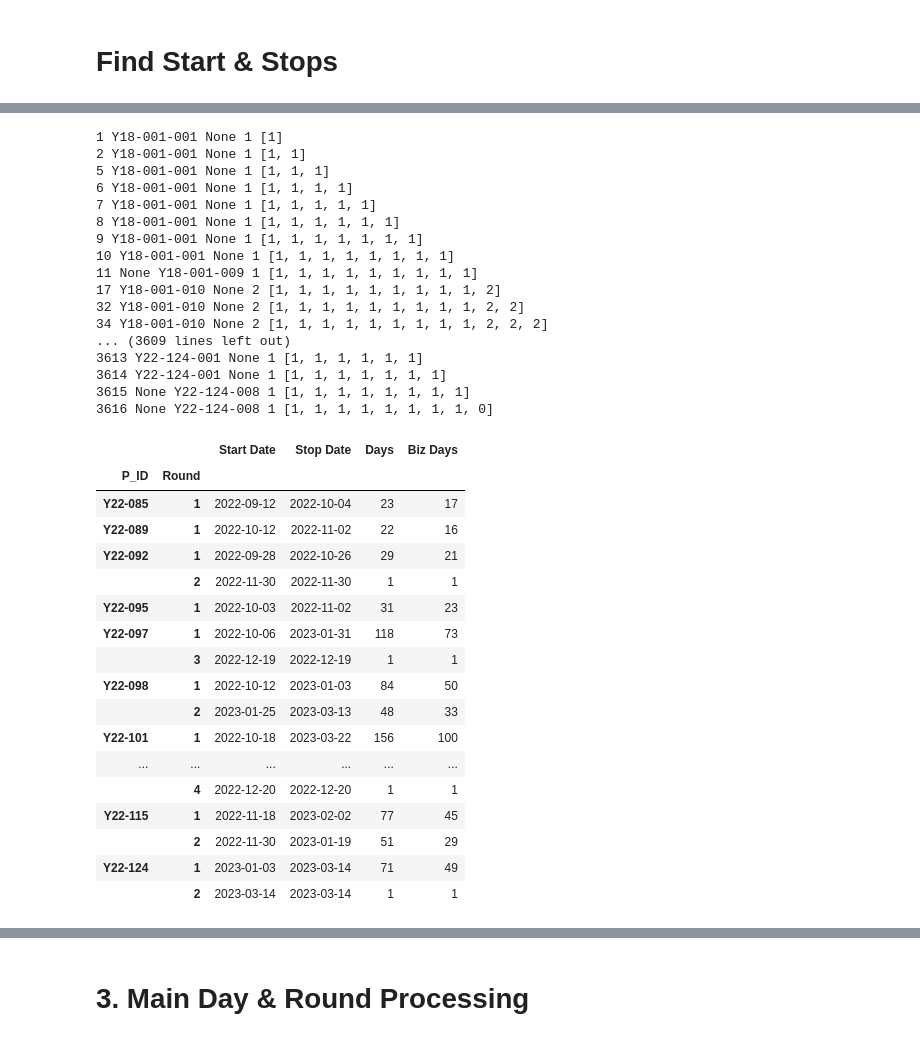
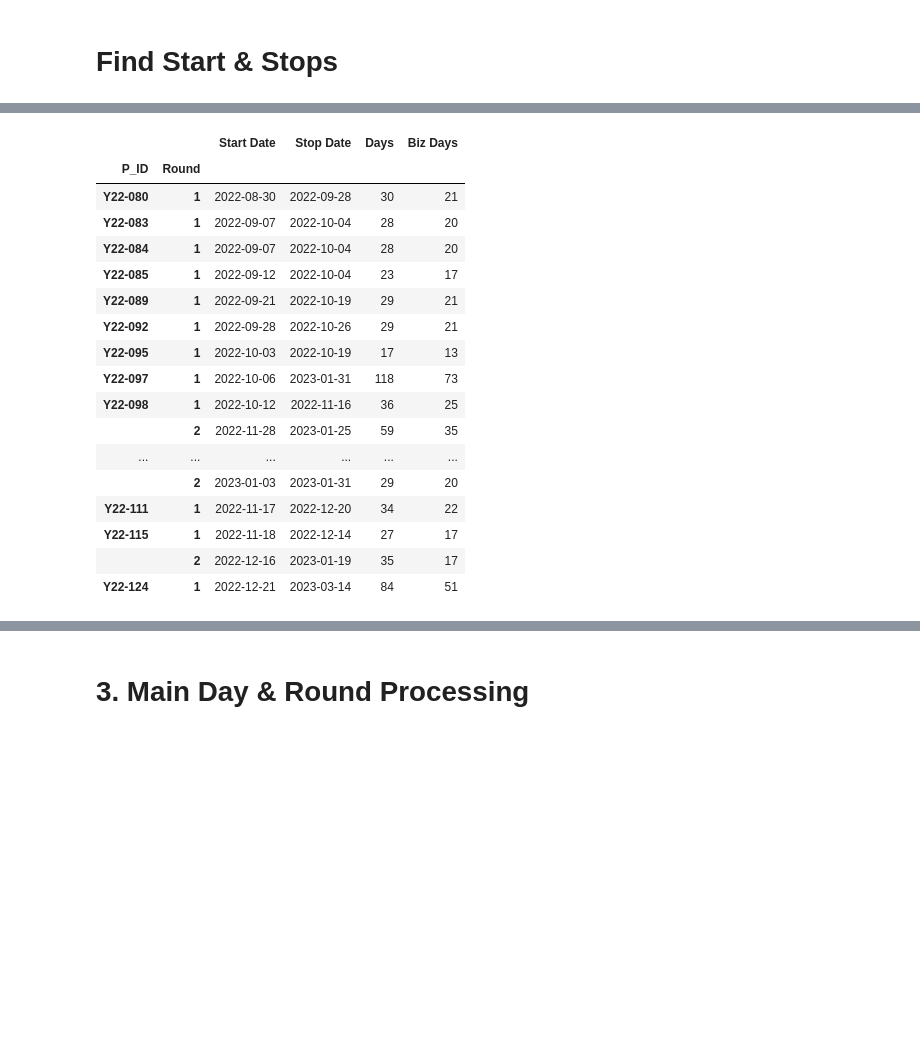
Before and after one commit to nelmsal/WC_Accela_Permit_Metrics, a Jupyter notebook: python/process_permit2.ipynb, the cells around one changed output, grey strips where cells are left out. Saved outputs shown, nothing was run; the diff lists cells and outputs as text; code cells hidden in the pictures; blank space fills up the shorter version.

```diff
--- a/python/process_permit2.ipynb
+++ b/python/process_permit2.ipynb
@@ -85,11 +85,15 @@ prep_permit_df.sort_values(sorts, inplace=True)
 prep_permit_df.reset_index(drop=True, inplace=True)
 prep_permit_df = add_phase_and_action(prep_permit_df)
 
+
 prep_permit_df = get_task_ids(prep_permit_df)
 pdict = get_permit_dictionary(prep_permit_df)
 pids = list(pdict.keys())
 prep_permit_df = fix_back2back_end_actions(prep_permit_df.copy(), pids=pids)
 
+prep_permit_df = get_rounds(prep_permit_df)
+prep_permit_df = get_decision_type(prep_permit_df)
+
 Formatted_Permits, Admin_Permits = prepare_times(prep_permit_df.copy(), extra_list=ent_cols)
 # %%
 filt = ~prep_permit_df['Task'].str.contains('Review')
@@ -213,7 +342,6 @@ if len(too_much)>0:
     print('start/end dif: ', focus_df.loc[focus_df['round_start_end_dif']!=0].shape[0])
     preview_row(num, prep_permit_df)
 # %%
-
 def find_between_start_end(search_df, id_col = 'T_ID', action_col = 'Action'):
     # I have a initial dataframe (called "seach_df") with two columns,
     # #"T_ID" that is a unique ID for each row and
@@ -255,13 +383,12 @@ def find_between_start_end(search_df, id_col = 'T_ID', action_col = 'Action'):
 
 def find_round(search_df, id_col = 'T_ID', action_col = 'Action'):
 
-    #in_between = []
     start_id = None
     end_id = None
     round_num = 0
     round_list = []
 
-    pid = list(search_df['T_ID'].unique())[0].rsplit('-', 1)[0]
+    pid = list(search_df[id_col].unique())[0].rsplit('-', 1)[0]
 
     # python replace list item (round_list) with another based on
     #
@@ -277,9 +404,9 @@ def find_round(search_df, id_col = 'T_ID', action_col = 'Action'):
 
 
             elif 'end' in row[action_col]:
+                start_id = None
                 end_id = row[id_col]
                 round_list.append(round_num)
-                start_id = None
 
 
             else:
@@ -292,87 +419,53 @@ def find_round(search_df, id_col = 'T_ID', action_col = 'Action'):
         else:
             round_list.append(0)
 
-        print(index, start_id, end_id, round_num, round_list)
-
+        #print(index, start_id, end_id, round_num, round_list, row['Phase'], row['Action'])
 
     return pd.Series(round_list, name='Round')
 
-#for i in find_between_start_end(search_df):
-#    print(f'round {i[3]}:  start  {i[0]} | end  {i[1]} ')
-    #print(*[ii.split('-')[-1] for ii in i[2]], sep = ', ')
-#print(*[ii for ii in find_round(search_df)], sep = ', ')
-
-#preview_row(focus_id, prep_permit_df[phase_filt], check_df=Records.copy(), pids=gpid)
+#prep_permit_df['Round'] = prep_permit_df \
+#    .groupby('P_ID', sort=False) \
+#    .apply(find_round) \
+#    .values
 
 
-prep_permit_df['Round'] = 0
-#prep_permit_df.loc[~bad_filt&phase_filt, 'Round'] = \
-#    prep_permit_df[~bad_filt&phase_filt] \
-#        .groupby('P_ID') \
-##        .apply(find_round) \
-#        .reset_index() \
-#        ['Round']
-prep_permit_df['Round'] = prep_permit_df['Round'].fillna(0).astype(int)
-
-prep_permit_df['Round'] = prep_permit_df \
-        .groupby('P_ID') \
-        .apply(find_round) \
-        .reset_index() \
-        ['Round']
 
 agg_df = \
     prep_permit_df \
         .loc[prep_permit_df['Round']>0] \
         .dropna(subset=['Date Status']) \
         .groupby(['P_ID','Round']) \
         .agg({'Date Status':[min, max]})
 
 # remove multi-index column names and make them 'Min Date' and 'Max Date'
 agg_df.columns = agg_df.columns.droplevel(0)
 agg_df.columns = ['Start Date', 'Stop Date']
 
 agg_df['Dates'] = agg_df.apply(lambda x: sum_days(x['Start Date'], x['Stop Date'], business_days=False), axis=1)
 agg_df['Biz Dates'] = agg_df.apply(lambda x: sum_days(x['Start Date'], x['Stop Date'], business_days=True), axis=1)
 agg_df['Days'] = agg_df['Dates'].apply(len)
 agg_df['Biz Days'] = agg_df['Biz Dates'].apply(len)
 
 #agg_df.reset_index(inplace=True)
 agg_df \
     .drop(columns=[c for c in list(agg_df) if 'Dates' in c]) \
     .tail(20)
 # %% [output]
-1 Y18-001-001 None 1 [1]
-2 Y18-001-001 None 1 [1, 1]
-5 Y18-001-001 None 1 [1, 1, 1]
-6 Y18-001-001 None 1 [1, 1, 1, 1]
-7 Y18-001-001 None 1 [1, 1, 1, 1, 1]
-8 Y18-001-001 None 1 [1, 1, 1, 1, 1, 1]
-9 Y18-001-001 None 1 [1, 1, 1, 1, 1, 1, 1]
-10 Y18-001-001 None 1 [1, 1, 1, 1, 1, 1, 1, 1]
-11 None Y18-001-009 1 [1, 1, 1, 1, 1, 1, 1, 1, 1]
-17 Y18-001-010 None 2 [1, 1, 1, 1, 1, 1, 1, 1, 1, 2]
-32 Y18-001-010 None 2 [1, 1, 1, 1, 1, 1, 1, 1, 1, 2, 2]
-34 Y18-001-010 None 2 [1, 1, 1, 1, 1, 1, 1, 1, 1, 2, 2, 2]
-... (3609 lines left out)
-3613 Y22-124-001 None 1 [1, 1, 1, 1, 1, 1]
-3614 Y22-124-001 None 1 [1, 1, 1, 1, 1, 1, 1]
-3615 None Y22-124-008 1 [1, 1, 1, 1, 1, 1, 1, 1]
-3616 None Y22-124-008 1 [1, 1, 1, 1, 1, 1, 1, 1, 0]
 |  |  | Start Date | Stop Date | Days | Biz Days |
 | P_ID | Round |  |  |  |  |
+| Y22-080 | 1 | 2022-08-30 | 2022-09-28 | 30 | 21 |
+| Y22-083 | 1 | 2022-09-07 | 2022-10-04 | 28 | 20 |
+| Y22-084 | 1 | 2022-09-07 | 2022-10-04 | 28 | 20 |
 | Y22-085 | 1 | 2022-09-12 | 2022-10-04 | 23 | 17 |
-| Y22-089 | 1 | 2022-10-12 | 2022-11-02 | 22 | 16 |
+| Y22-089 | 1 | 2022-09-21 | 2022-10-19 | 29 | 21 |
 | Y22-092 | 1 | 2022-09-28 | 2022-10-26 | 29 | 21 |
-|  | 2 | 2022-11-30 | 2022-11-30 | 1 | 1 |
-| Y22-095 | 1 | 2022-10-03 | 2022-11-02 | 31 | 23 |
+| Y22-095 | 1 | 2022-10-03 | 2022-10-19 | 17 | 13 |
 | Y22-097 | 1 | 2022-10-06 | 2023-01-31 | 118 | 73 |
-|  | 3 | 2022-12-19 | 2022-12-19 | 1 | 1 |
-| Y22-098 | 1 | 2022-10-12 | 2023-01-03 | 84 | 50 |
-|  | 2 | 2023-01-25 | 2023-03-13 | 48 | 33 |
-| Y22-101 | 1 | 2022-10-18 | 2023-03-22 | 156 | 100 |
+| Y22-098 | 1 | 2022-10-12 | 2022-11-16 | 36 | 25 |
+|  | 2 | 2022-11-28 | 2023-01-25 | 59 | 35 |
 | ... | ... | ... | ... | ... | ... |
-|  | 4 | 2022-12-20 | 2022-12-20 | 1 | 1 |
-| Y22-115 | 1 | 2022-11-18 | 2023-02-02 | 77 | 45 |
-|  | 2 | 2022-11-30 | 2023-01-19 | 51 | 29 |
-| Y22-124 | 1 | 2023-01-03 | 2023-03-14 | 71 | 49 |
-|  | 2 | 2023-03-14 | 2023-03-14 | 1 | 1 |
+|  | 2 | 2023-01-03 | 2023-01-31 | 29 | 20 |
+| Y22-111 | 1 | 2022-11-17 | 2022-12-20 | 34 | 22 |
+| Y22-115 | 1 | 2022-11-18 | 2022-12-14 | 27 | 17 |
+|  | 2 | 2022-12-16 | 2023-01-19 | 35 | 17 |
+| Y22-124 | 1 | 2022-12-21 | 2023-03-14 | 84 | 51 |
```
Also changed, not shown: parts of 7 cells of this notebook, 5 other files.
